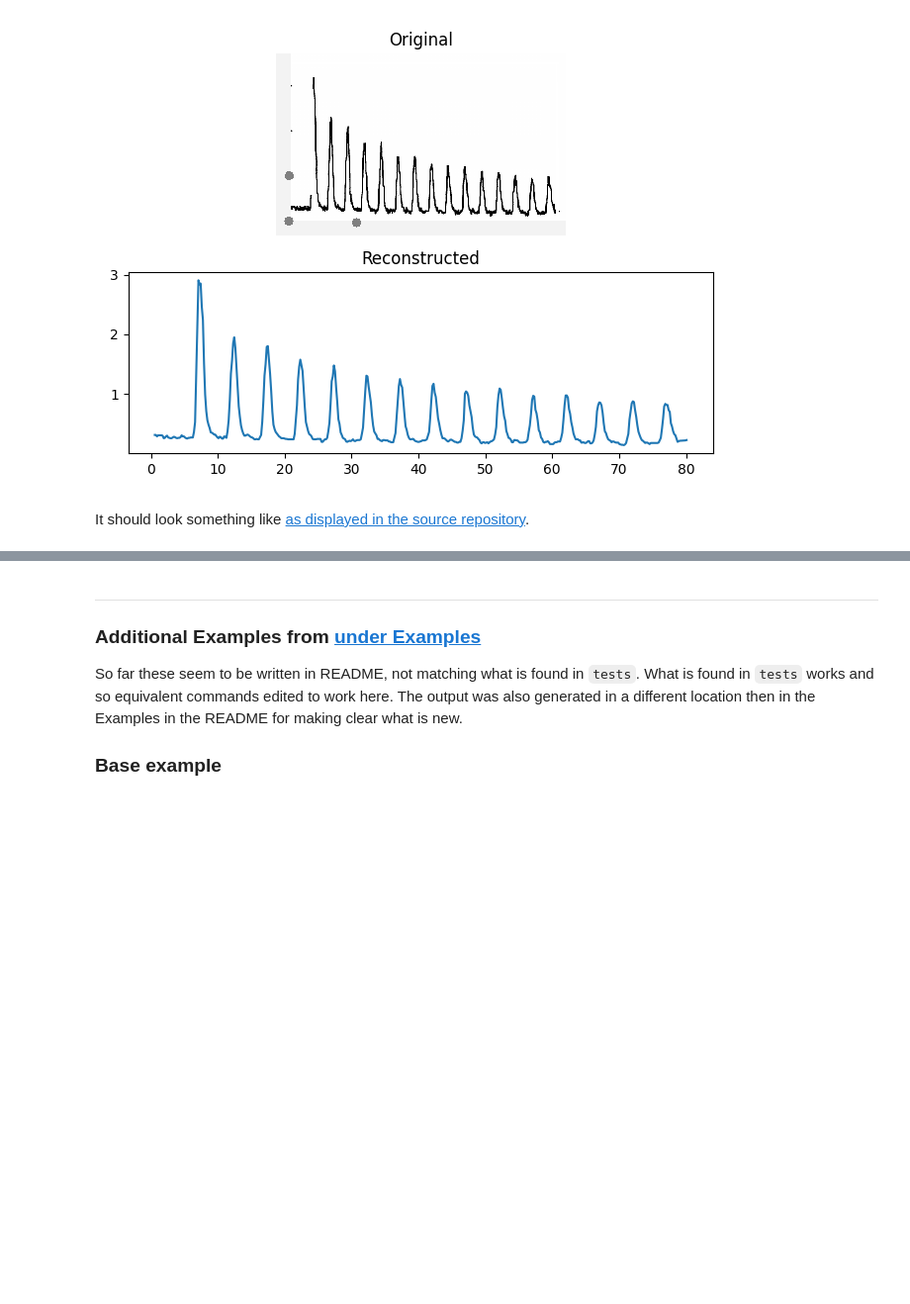
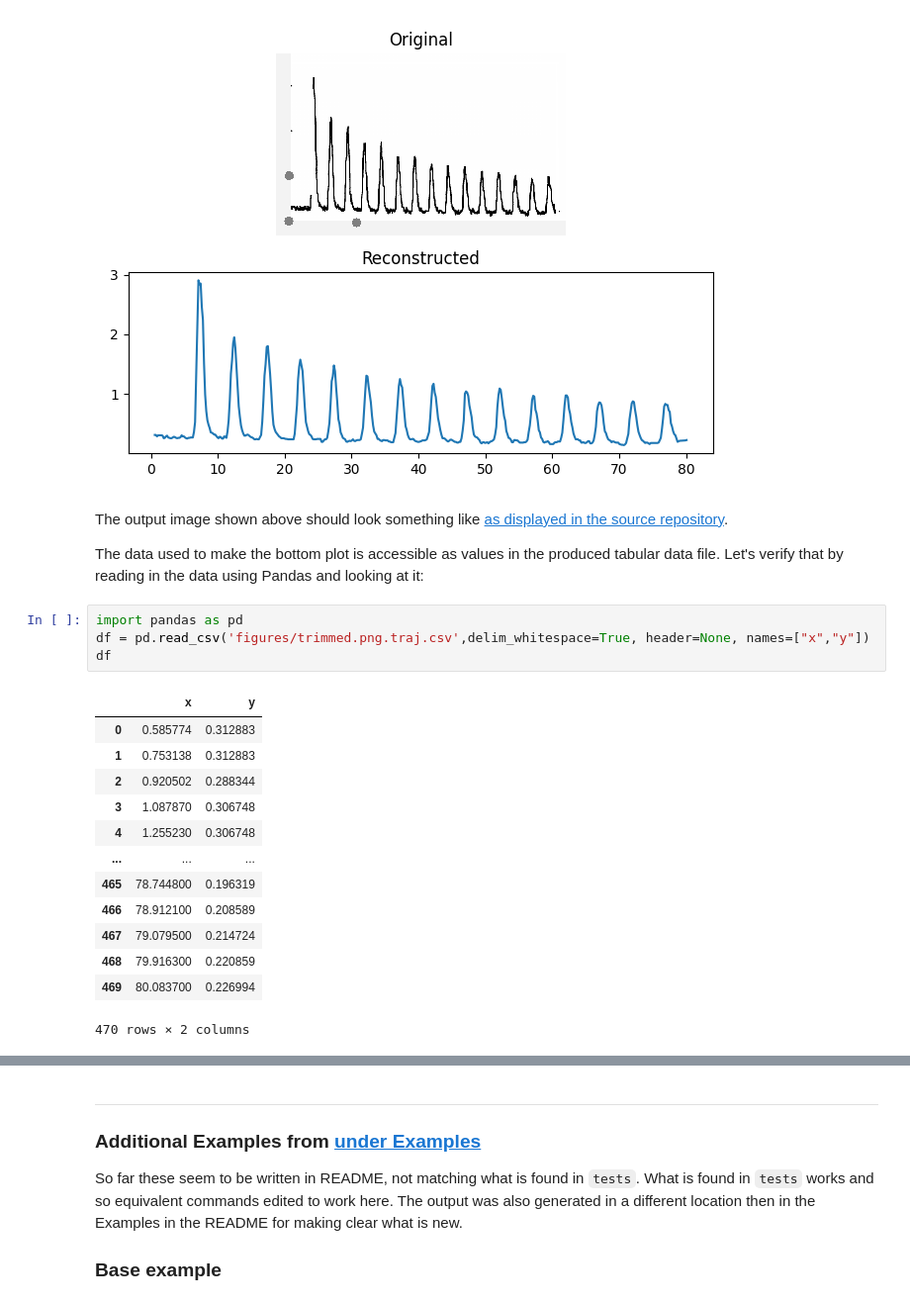
Before and after one commit to fomightez/plotdigitizer-binder, a Jupyter notebook: Testing_plotdigitizer.ipynb, the cells around one changed output, grey strips where cells are left out. Shown at 99% size. Saved outputs shown, nothing was run; the diff lists cells and outputs as text; blank space fills up the shorter version.

```diff
--- a/Testing_plotdigitizer.ipynb
+++ b/Testing_plotdigitizer.ipynb
@@ -78,4 +79,24 @@ Image("output.png")
 # %% [output]
 [figure]
 # %% [markdown]
-It should look something like [as displayed in the source repository](https://raw.githubusercontent.com/dilawar/PlotDigitizer/master/figures/trimmed.result.png).
+The output image shown above should look something like [as displayed in the source repository](https://raw.githubusercontent.com/dilawar/PlotDigitizer/master/figures/trimmed.result.png).
+
+The data used to make the bottom plot is accessible as values in the produced tabular data file. Let's verify that by reading in the data using Pandas and looking at it:
+# %%
+import pandas as pd
+df = pd.read_csv('figures/trimmed.png.traj.csv',delim_whitespace=True, header=None, names=["x","y"])
+df
+# %% [output]
+|  | x | y |
+| 0 | 0.585774 | 0.312883 |
+| 1 | 0.753138 | 0.312883 |
+| 2 | 0.920502 | 0.288344 |
+| 3 | 1.087870 | 0.306748 |
+| 4 | 1.255230 | 0.306748 |
+| ... | ... | ... |
+| 465 | 78.744800 | 0.196319 |
+| 466 | 78.912100 | 0.208589 |
+| 467 | 79.079500 | 0.214724 |
+| 468 | 79.916300 | 0.220859 |
+| 469 | 80.083700 | 0.226994 |
+470 rows × 2 columns
```
Also changed, not shown: parts of 12 cells of this notebook.
